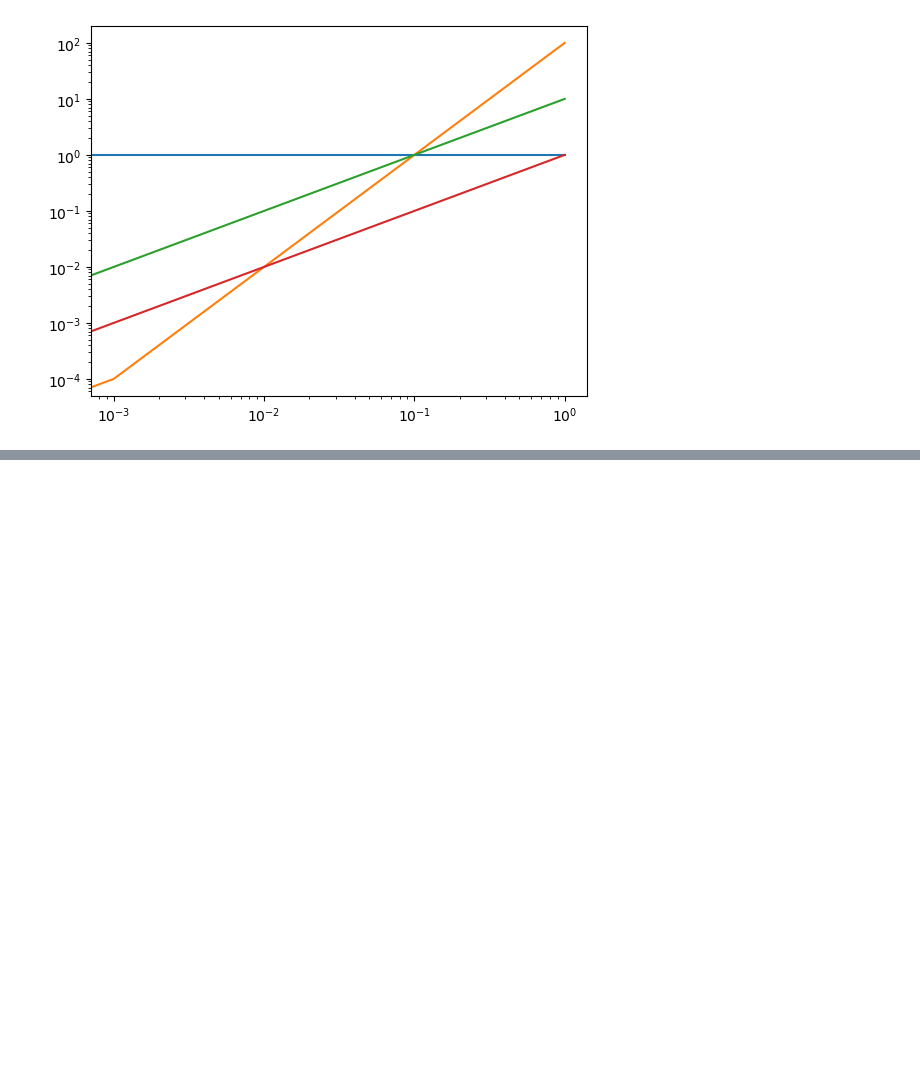
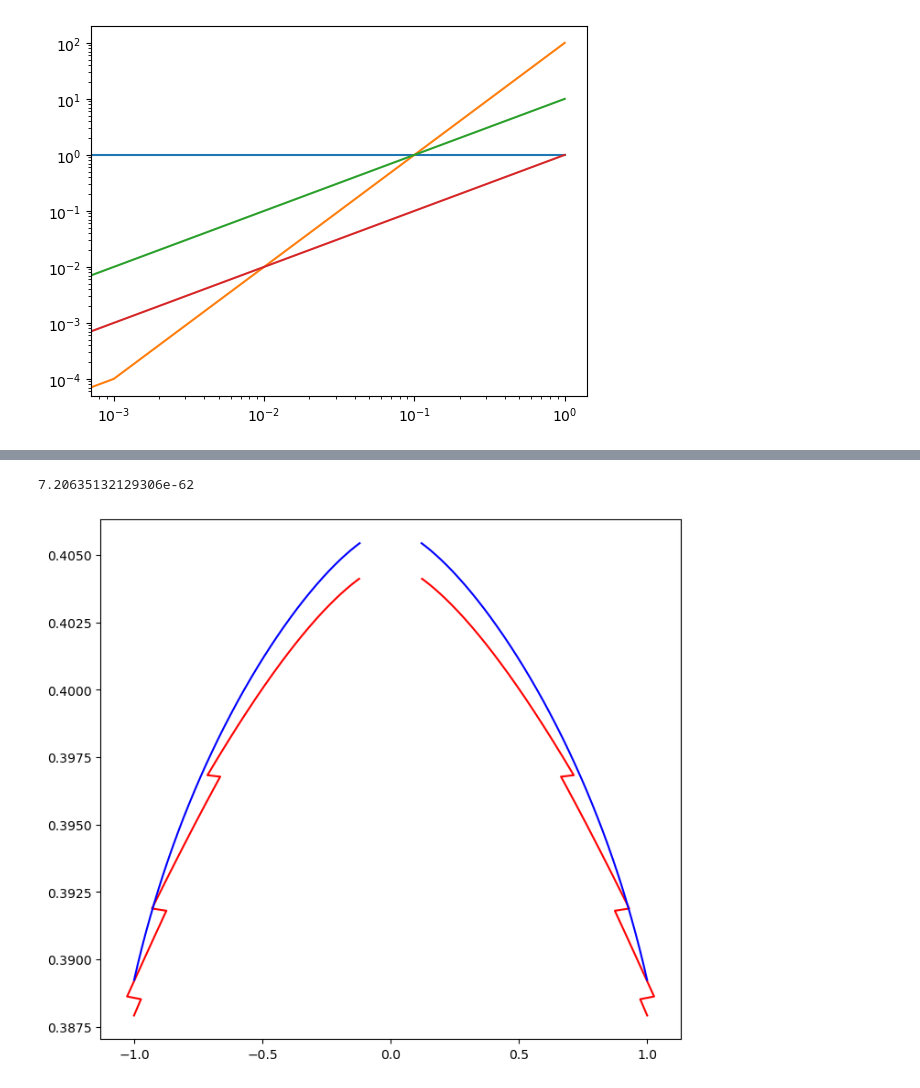
Before and after one commit to CarolaZano/4DEGB-tests, a Jupyter notebook: Background/Sound_and_particle_horizons.ipynb, the cells around one changed output, grey strips where cells are left out. Drawn from its saved outputs; the diff is of its cells as text; code cells hidden in the pictures; blank space fills up the shorter version.

```diff
--- a/Background/Sound_and_particle_horizons.ipynb
+++ b/Background/Sound_and_particle_horizons.ipynb
@@ -216,0 +380,44 @@ plt.yscale("log")
+# %%
+# Check horizon problem solution if cutoff scale is planck scale
+fig = plt.figure(constrained_layout=True,figsize=(7,6))
+ax = plt.axes()
+
+indx_CMB = find_nearest(a1, 1/1101)
+
+#4DEGB
+#ax.plot(r_s1_new-r_s1_new[idx_today],r_s1_new, label = "light cone", color = col[2])
+#ax.plot(-r_s1_new+r_s1_new[idx_today],r_s1_new, label = "light cone", color = col[2])
+ax.plot(1/(a1*E(1/a1 - 1 , cosmo1)),r_s1, label = "hubble sphere", color = "r")
+ax.plot(-1/(a1*E(1/a1 - 1 , cosmo1)),r_s1, label = "hubble sphere", color = "r")
+
+ax.plot(1/(a1*E(1/a1 - 1 , cosmoLCDM)),r_s_LCDM1+0.12, label = "hubble sphere", color = "b")
+ax.plot(-1/(a1*E(1/a1 - 1 , cosmoLCDM)),r_s_LCDM1+0.12, label = "hubble sphere", color = "b")
+
+#ax.plot(-r_s1_new[:indx_CMB_new]-r_s1_new[idx_today]+2*r_s1_new[indx_CMB_new],r_s1_new[:indx_CMB_new], label = "light cone", color = col[2])
+#ax.plot(r_s1_new[:indx_CMB_new]+r_s1_new[idx_today]-2*r_s1_new[indx_CMB_new],r_s1_new[:indx_CMB_new], label = "light cone", color = col[2])
+
+#filled areas
+"""
+ax.fill_between([r_s1_new[indx_LCDM]+r_s1_new[idx_today]-2*r_s1_new[indx_CMB_new], r_s1_new[idx_today]-r_s1_new[indx_CMB_new],\
+                 -r_s1_new[indx_LCDM]+r_s1_new[idx_today]],
+                [r_s1_new[indx_LCDM],r_s1_new[indx_CMB_new],r_s1_new[indx_LCDM]],
+                [r_s1_new[indx_LCDM],r_s1_new[indx_LCDM],r_s1_new[indx_LCDM]],color=lighten_color("b", 1.5), alpha=0.1)
+ax.fill_between([-r_s1_new[indx_LCDM]-r_s1_new[idx_today]+2*r_s1_new[indx_CMB_new],-r_s1_new[idx_today]+r_s1_new[indx_CMB_new],\
+                 r_s1_new[indx_LCDM]-r_s1_new[idx_today]],
+                [r_s1_new[indx_LCDM],r_s1_new[indx_CMB_new],r_s1_new[indx_LCDM]],
+                [r_s1_new[indx_LCDM],r_s1_new[indx_LCDM],r_s1_new[indx_LCDM]],color=lighten_color("b", 1.5), alpha=0.1)
+
+"""
+# Times
+#ax.plot([-1,1],[r_s1[indx_CMB],r_s1[indx_CMB]],"k--")
+#ax.plot([-1,1],[r_s1[0],r_s1[0]],"k--")
+#ax.plot([-1,1],[0.12,0.12],"k--")
+print(a_planck1)
+#ax.plot(np.linspace(-np.max(r_s1_new), np.max(r_s1_new), 100),np.ones(100)*r_s1_new[idx_today], "k--")
+#ax.plot(np.linspace(-np.max(r_s1_new), np.max(r_s1_new), 100),np.ones(100)*(r_s1_new[indx_CMB_new]), "k--")
+#ax.plot(np.linspace(-np.max(r_s1_new), np.max(r_s1_new), 100),np.ones(100)*r_s1_new[indx_reheating], "k--")
+
+plt.show()
+# %% [output]
+7.20635132129306e-62
+[figure, added]
```
Also changed, not shown: parts of 11 cells of this notebook.
